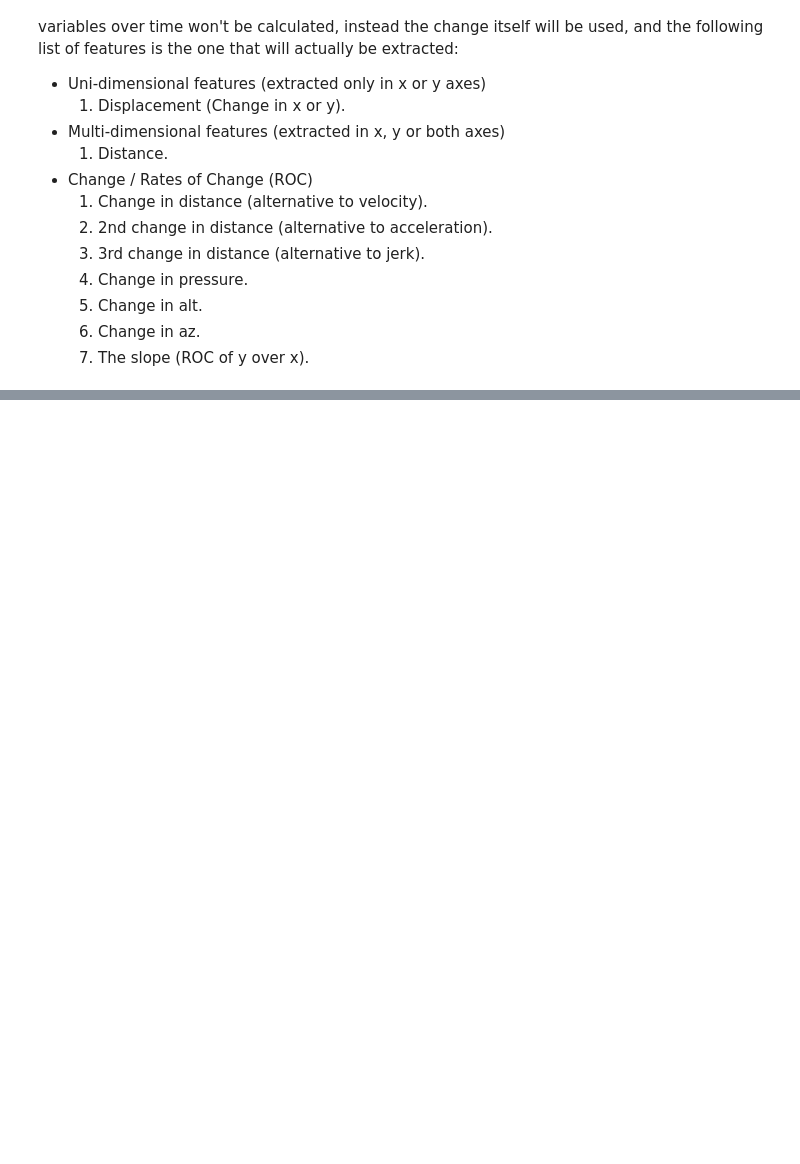
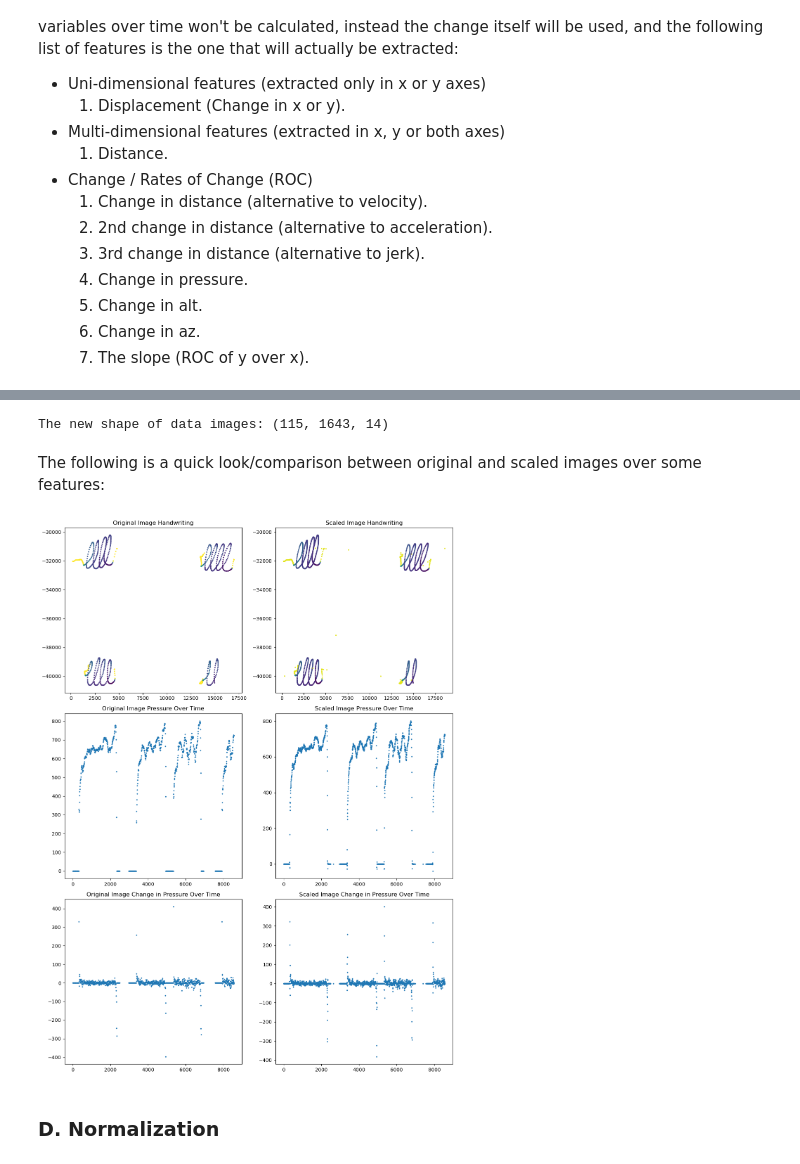
Before and after one commit to techguyseli/pd-classification, a Jupyter notebook: french_loops_pipeline.ipynb, the cells around one changed output, grey strips where cells are left out. Drawn from its saved outputs; the diff is of its cells as text; code cells hidden in the pictures; blank space fills up the shorter version.

```diff
--- a/french_loops_pipeline.ipynb
+++ b/french_loops_pipeline.ipynb
@@ -368,0 +401,10 @@ plt.show()
+# %%
+cols_to_remove = [
+    'Change distance x-y', 'Change displacement y', 'Distance x-y',
+    '2nd change distance x-y', 'Change displacement x', '3rd change distance x-y',
+    'Distance y', 'Change al', '2nd change displacement x', '2nd change displacement y'
+]
+#corr_matr.drop(cols_to_remove, axis=1).drop(cols_to_remove, axis=0).count().sort_values(ascending=False)
+
+extracted_postselect = extracted_train.drop(cols_to_remove, axis=1)
+extracted_postselect.columns
@@ -413,10 +432,0 @@ X = np.vstack((X1, X2))
-# %%
-import pandas as pd
-
-df = pd.DataFrame(X, columns=['Time', 'X', 'Y', 'P', 'Az', 'Al'])
-df['ID'] = df.apply(lambda x: 'a' if int(x.name) < 10 else 'b', axis=1)
-df['Language'] = 'French'
-df['Task'] = 3
-df.set_index(['ID', 'Language', 'Task'], inplace=True)
-df.loc['a', 'French', 3] = X1 * 2
-df.loc['a', 'French', 3]
@@ -494,0 +433,53 @@ plt.show()
+# %%
+print("The new shape of data images:", X.shape)
+# %% [output]
+The new shape of data images: (115, 1643, 14)
+# %% [markdown]
+The following is a quick look/comparison between original and scaled images over some features:
+# %%
+cols = list(extracted_postselect.drop('PD', axis=1).columns)
+
+def transform_to_images(df, label="PD"):
+    grouping = df.groupby(['ID', 'Language', 'Task']).first()
+    new_y = grouping[label].values
+    indexes = grouping.index
+    images = [df.loc[ix].drop(label, axis=1).values for ix in indexes]
+    return images, new_y
+
+orig_X, orig_y = transform_to_images(extracted_postselect)
+img_ix = np.random.randint(0, high=len(orig_X) - 1)
+
+plt.close()
+
+fig = plt.figure(figsize=(12, 16))
+
+og_plot1 = plt.subplot2grid((3, 2), (0, 0))
+og_plot2 = plt.subplot2grid((3, 2), (1, 0))
+og_plot3 = plt.subplot2grid((3, 2), (2, 0))
+
+sc_plot1 = plt.subplot2grid((3, 2), (0, 1))
+sc_plot2 = plt.subplot2grid((3, 2), (1, 1))
+sc_plot3 = plt.subplot2grid((3, 2), (2, 1))
+
+og_plot1.set_title('Original Image Handwriting')
+og_plot1.scatter(orig_X[img_ix][:, cols.index('X')], orig_X[img_ix][:, cols.index('Y')] * -1, s=2.5, c=orig_X[img_ix][:, cols.index('P')] * -1)
+og_plot2.set_title('Original Image Pressure Over Time')
+og_plot2.scatter(orig_X[img_ix][:, cols.index('Time')], orig_X[img_ix][:, cols.index('P')], s=2.5)
+og_plot3.set_title('Original Image Change in Pressure Over Time')
+og_plot3.scatter(orig_X[img_ix][:, cols.index('Time')], orig_X[img_ix][:, cols.index('Change p')], s=2.5)
+
+
+sc_plot1.set_title('Scaled Image Handwriting')
+sc_plot1.scatter(X[img_ix, :, cols.index('X')], X[img_ix, :, cols.index('Y')] * -1, s=2.5, c=X[img_ix, :, cols.index('P')] * -1)
+sc_plot2.set_title('Scaled Image Pressure Over Time')
+sc_plot2.scatter(X[img_ix, :, cols.index('Time')], X[img_ix, :, cols.index('P')], s=2.5)
+sc_plot3.set_title('Scaled Image Change in Pressure Over Time')
+sc_plot3.scatter(X[img_ix, :, cols.index('Time')], X[img_ix, :, cols.index('Change p')], s=2.5)
+
+
+plt.tight_layout()
+plt.show()
+# %% [output]
+[figure, new version]
+# %% [markdown]
+### D. Normalization
```
Also changed, not shown: parts of 24 cells of this notebook, 2 other files.
